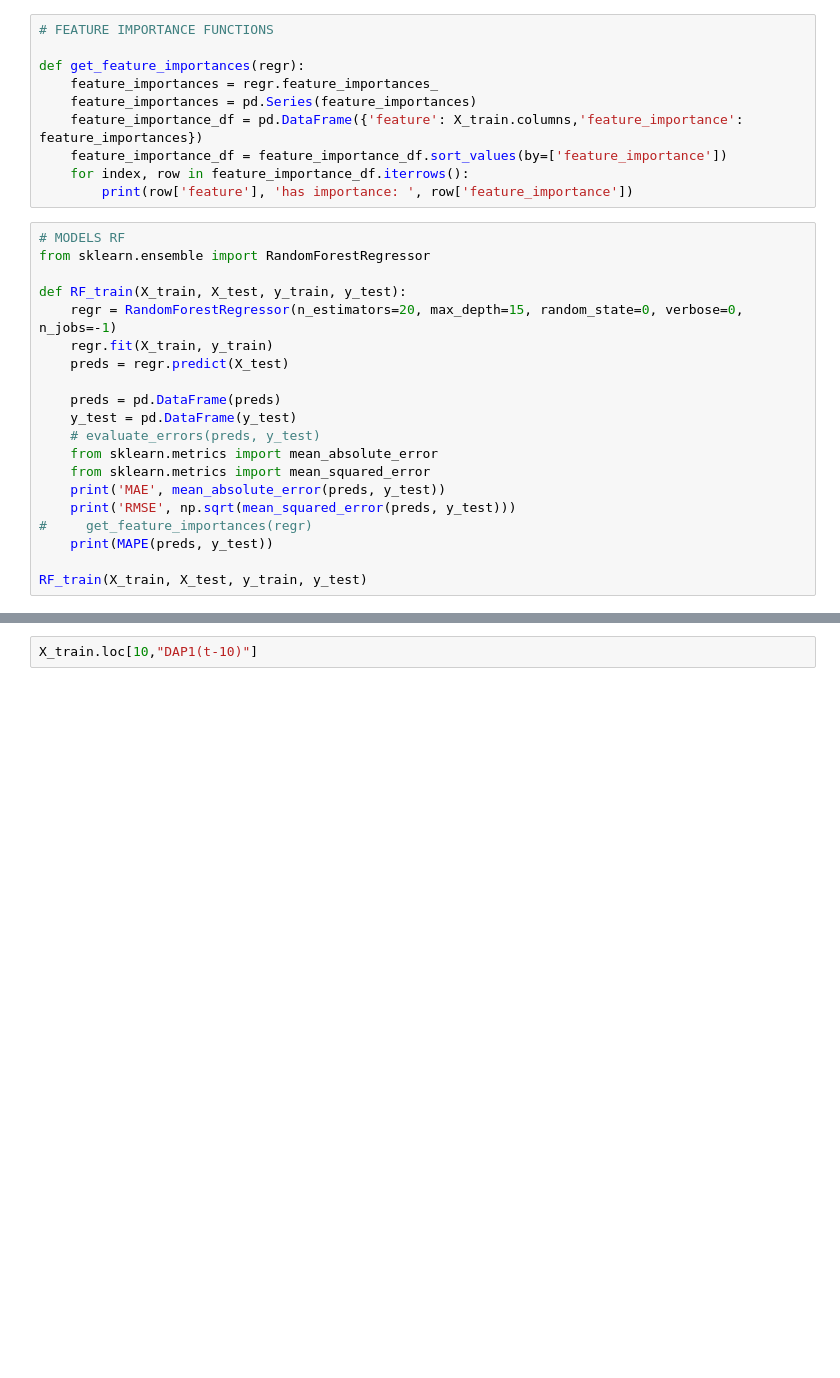
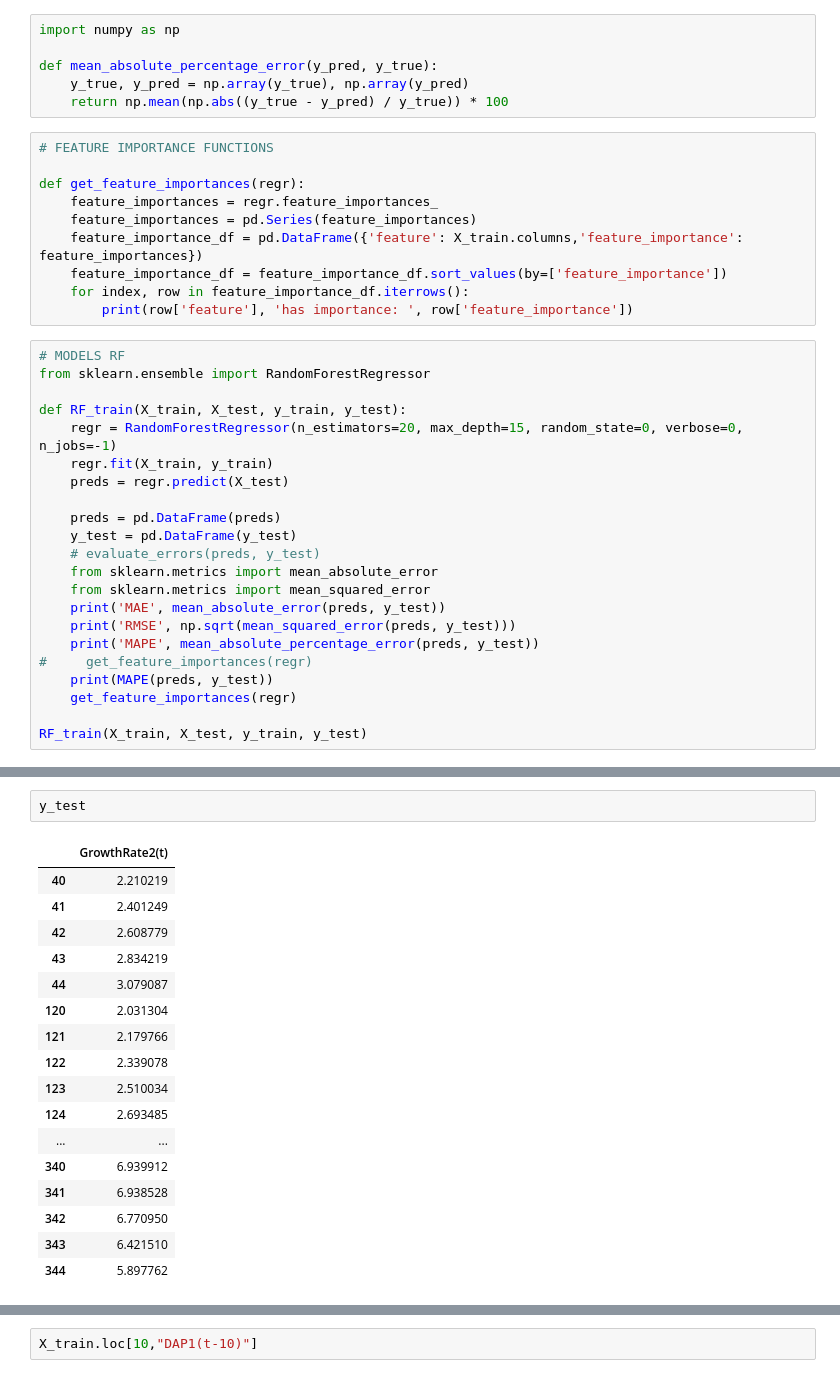
Before and after one commit to rkhaled98/Syngenta-Yield-Prediction, a Jupyter notebook: Smart_farm_prediction_used_modules.ipynb, the cells around one changed output, grey strips where cells are left out. Cells and saved outputs as stored; diff of their text form; blank space fills up the shorter version.

```diff
--- a/Smart_farm_prediction_used_modules.ipynb
+++ b/Smart_farm_prediction_used_modules.ipynb
@@ -148,6 +200,12 @@ def MAPE(prediction, actual):
     quotient = np.divide(numerator, denominator)
     summ = np.sum(quotient)
     return summ/len(prediction)
+# %%
+import numpy as np
+
+def mean_absolute_percentage_error(y_pred, y_true):
+    y_true, y_pred = np.array(y_true), np.array(y_pred)
+    return np.mean(np.abs((y_true - y_pred) / y_true)) * 100
 # %%
 # FEATURE IMPORTANCE FUNCTIONS
 
@@ -174,8 +232,10 @@ def RF_train(X_train, X_test, y_train, y_test):
     from sklearn.metrics import mean_squared_error
     print('MAE', mean_absolute_error(preds, y_test))
     print('RMSE', np.sqrt(mean_squared_error(preds, y_test)))
+    print('MAPE', mean_absolute_percentage_error(preds, y_test))
 #     get_feature_importances(regr)
     print(MAPE(preds, y_test))
+    get_feature_importances(regr)
 
 RF_train(X_train, X_test, y_train, y_test)
 # %% [output]
@@ -185,0 +259,20 @@ dtype: float64
+# %%
+y_test
+# %% [output]
+|  | GrowthRate2(t) |
+| 40 | 2.210219 |
+| 41 | 2.401249 |
+| 42 | 2.608779 |
+| 43 | 2.834219 |
+| 44 | 3.079087 |
+| 120 | 2.031304 |
+| 121 | 2.179766 |
+| 122 | 2.339078 |
+| 123 | 2.510034 |
+| 124 | 2.693485 |
+| ... | ... |
+| 340 | 6.939912 |
+| 341 | 6.938528 |
+| 342 | 6.770950 |
+| 343 | 6.421510 |
+| 344 | 5.897762 |
```
Also changed, not shown: parts of 6 cells of this notebook, 1 other file.
